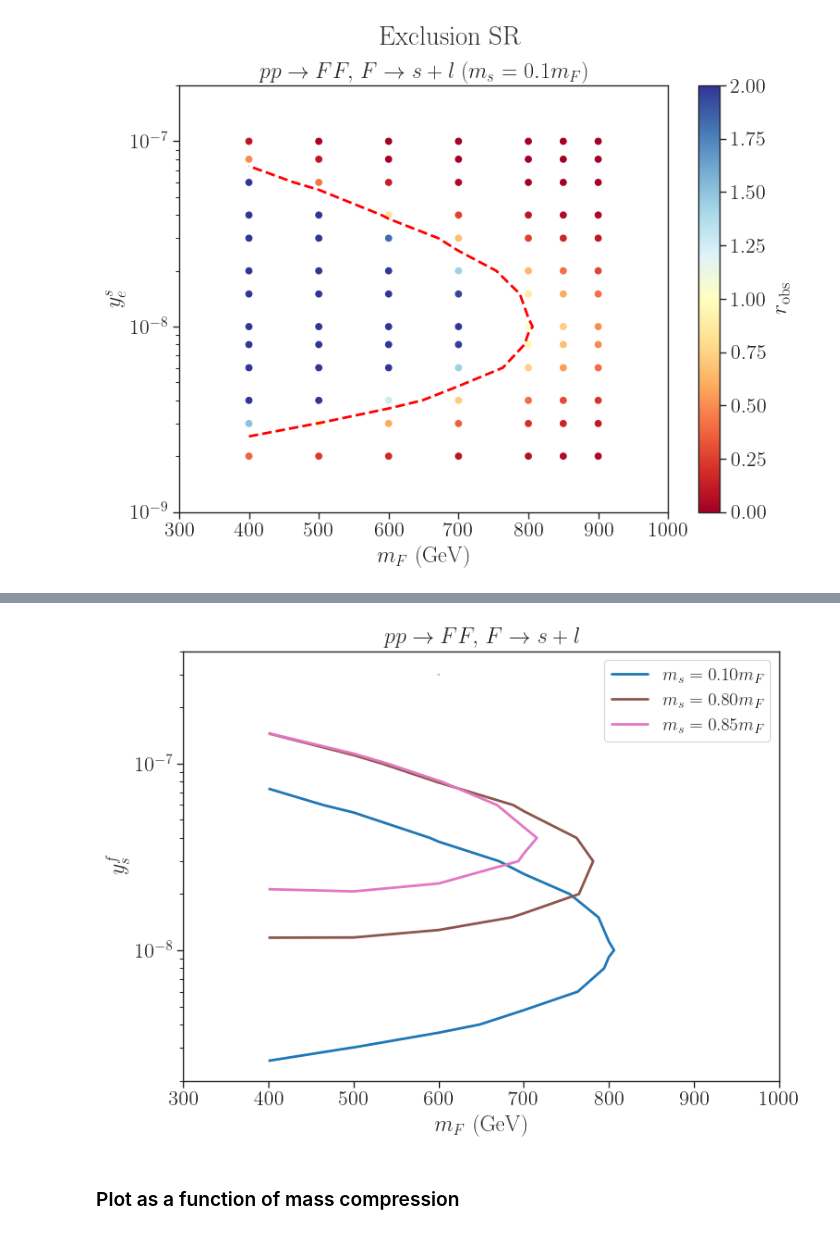
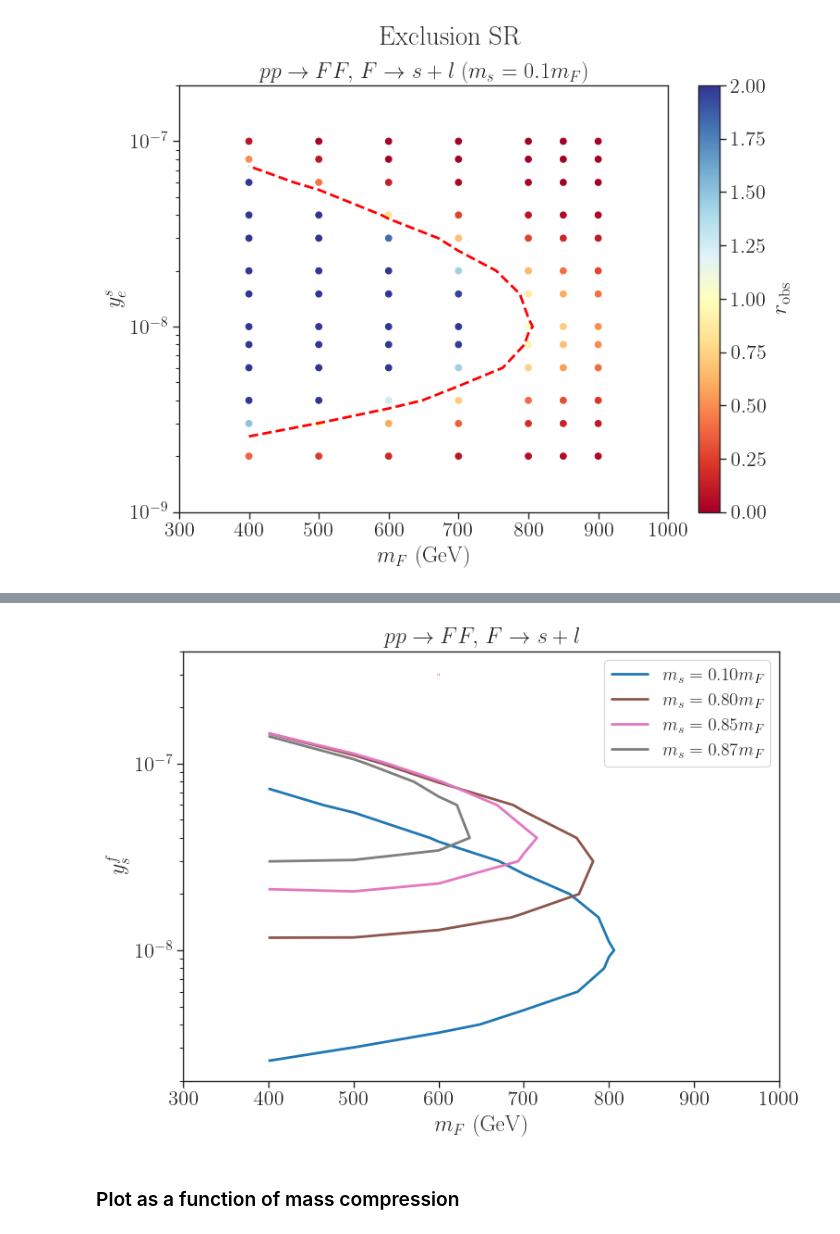
Before and after one commit to andlessa/LowTRHFIMP, a Jupyter notebook: ATLAS-SUSY-2018-14_displacedLeptons/plotEffs_HeHe.ipynb, the cells around one changed output, grey strips where cells are left out. Saved outputs shown, nothing was run; the diff lists cells and outputs as text; code cells hidden in the pictures.

```diff
--- a/ATLAS-SUSY-2018-14_displacedLeptons/plotEffs_HeHe.ipynb
+++ b/ATLAS-SUSY-2018-14_displacedLeptons/plotEffs_HeHe.ipynb
@@ -205,7 +205,7 @@ color_map = plt.colormaps['tab10']
 recast_handles = []
 
 for i, xDM in enumerate(xDM_values):
-    if xDM not in [0.1, 0.8, 0.85]:
+    if xDM not in [0.1, 0.8, 0.85, 0.87]:
         continue
     df = dfRecast[dfRecast['m5000022']/dfRecast['mLLP'] == xDM]
 
@@ -259,7 +259,7 @@ color_map = plt.colormaps['tab10']
 recast_handles = []
 
 for i, xDM in enumerate(xDM_values):
-    if xDM not in [0.1, 0.8, 0.85]:
+    if xDM not in [0.1, 0.8, 0.85, 0.87]:
         continue
     df = dfRecast[dfRecast['m5000022']/dfRecast['mLLP'] == xDM]
 
@@ -274,34 +274,34 @@ for i, xDM in enumerate(xDM_values):
 
     # Build a regular grid and contour on it to avoid degenerate triangulation in highly anisotropic axes
     grid = plot_df.pivot_table(index='y', columns='x', values='r', aggfunc='mean').sort_index().sort_index(axis=1)
     Xg, Yg = np.meshgrid(grid.columns.to_numpy(dtype=float), grid.index.to_numpy(dtype=float))
     Rg = np.ma.masked_invalid(grid.to_numpy(dtype=float))
 
     vals = Rg.compressed()
     cont_r1 = ax.contour(Xg,Yg,Rg,levels=[1.0],colors=[color],linewidths=2.0,
                          linestyles='-')
 
     recast_proxy = Line2D([0], [0], color=color, linestyle='-',
                           linewidth=2.0, label=r'$m_{s} = ' + f'{xDM:1.2f}' + r'm_{F}$')
     recast_handles.append(recast_proxy)
 
 ax.set_yscale('log')
 ax.set_ylabel(r'$y_s^f$')
 ax.set_xlabel(r'$m_{F}$ (GeV)')
 # fig.colorbar(im, ax=ax, label=r'$r_{\rm obs}$')
 
 ax.set_title(title)
 ax.set_xlim(300.,1000.)
 # ax.set_ylim(1e-9,1e-6)
 
 # Use proxy artists so contour styles/colors appear correctly in the legend
 ax.legend(handles=recast_handles,fontsize=14,loc='upper right')
 
 plt.tight_layout()
 plt.savefig('DV_exclusion_mF_vs_y.png')
 plt.show()
 # %% [output]
-[figure, old version]
+[figure, new version]
 # %% [markdown]
 ### Plot as a function of mass compression
 # %%
```
Also changed, not shown: parts of 2 cells of this notebook, 3 other files.
